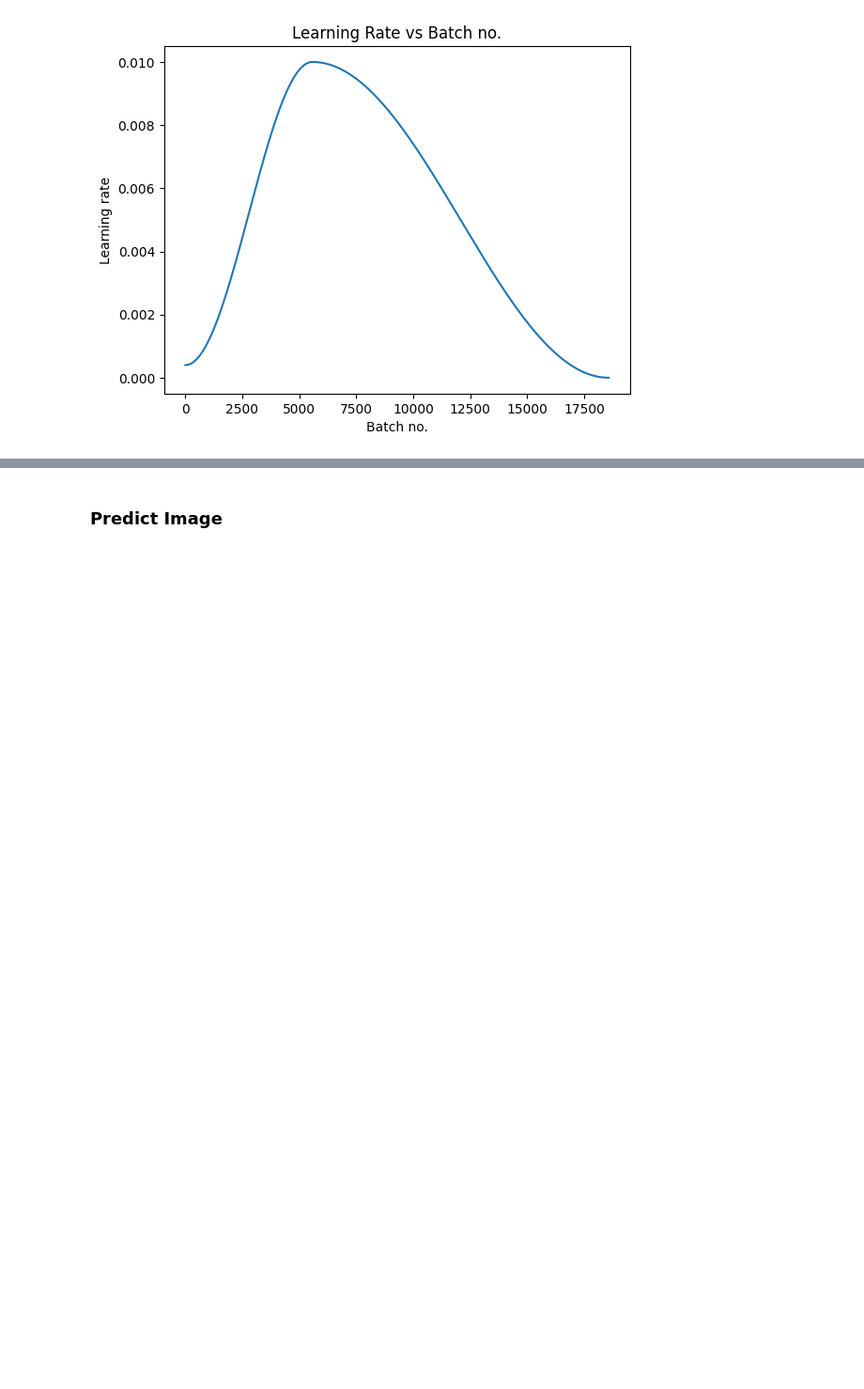
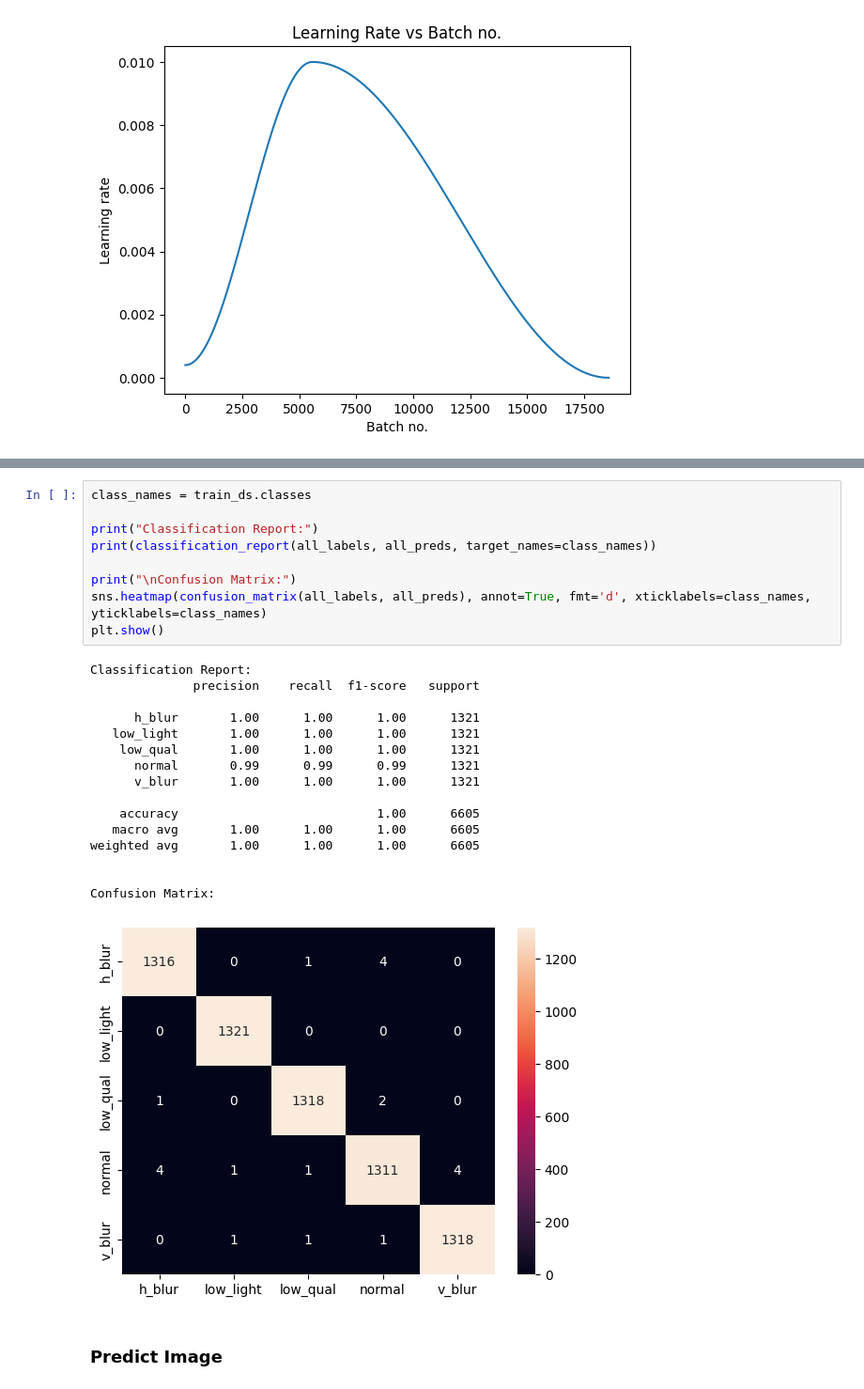
Before and after one commit to jansencruz23/LiPAD-License-Plate-Deblurring-and-Recognition, a Jupyter notebook: src/cnn/distortion_classifier.ipynb, the cells around one changed output, grey strips where cells are left out. Shown at 94% size. Drawn from its saved outputs; the diff is of its cells as text; blank space fills up the shorter version.

```diff
--- a/src/cnn/distortion_classifier.ipynb
+++ b/src/cnn/distortion_classifier.ipynb
@@ -311,3 +330,29 @@ plot_lrs(history)
+# %%
+class_names = train_ds.classes
+
+print("Classification Report:")
+print(classification_report(all_labels, all_preds, target_names=class_names))
+
+print("\nConfusion Matrix:")
+sns.heatmap(confusion_matrix(all_labels, all_preds), annot=True, fmt='d', xticklabels=class_names, yticklabels=class_names)
+plt.show()
+# %% [output]
+Classification Report:
+              precision    recall  f1-score   support
+
+      h_blur       1.00      1.00      1.00      1321
+   low_light       1.00      1.00      1.00      1321
+    low_qual       1.00      1.00      1.00      1321
+      normal       0.99      0.99      0.99      1321
+      v_blur       1.00      1.00      1.00      1321
+
+    accuracy                           1.00      6605
+   macro avg       1.00      1.00      1.00      6605
+weighted avg       1.00      1.00      1.00      6605
+
+
+Confusion Matrix:
+[figure, added]
 # %% [markdown]
 ### Predict Image
 # %%
```
Also changed, not shown: parts of 13 cells of this notebook, 1 other file.
